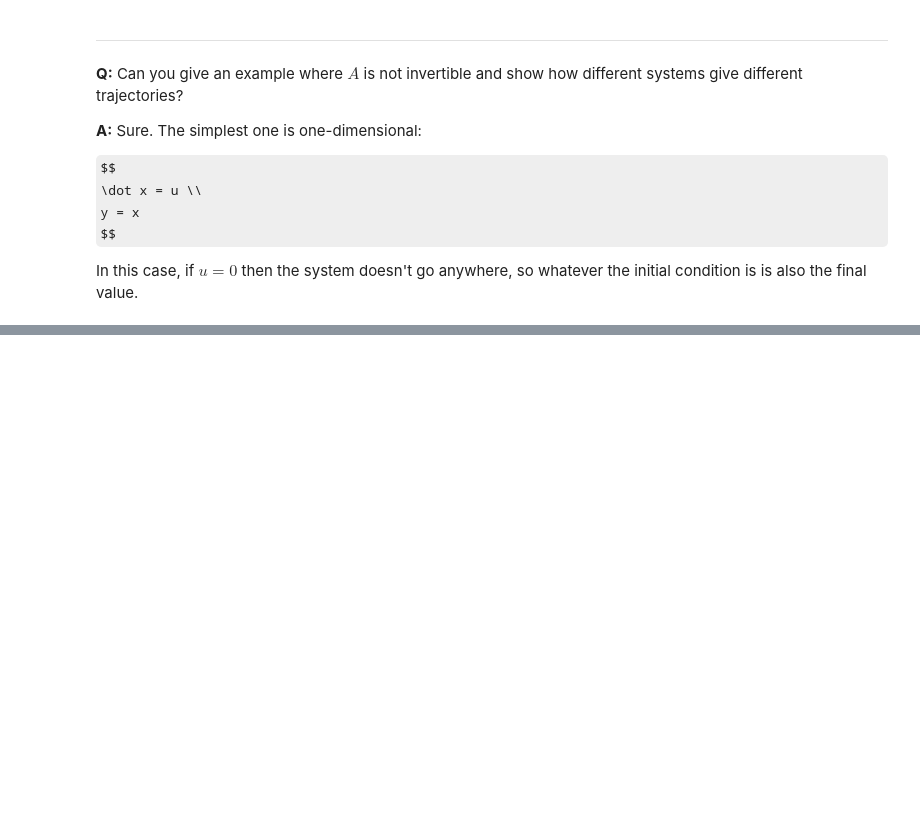
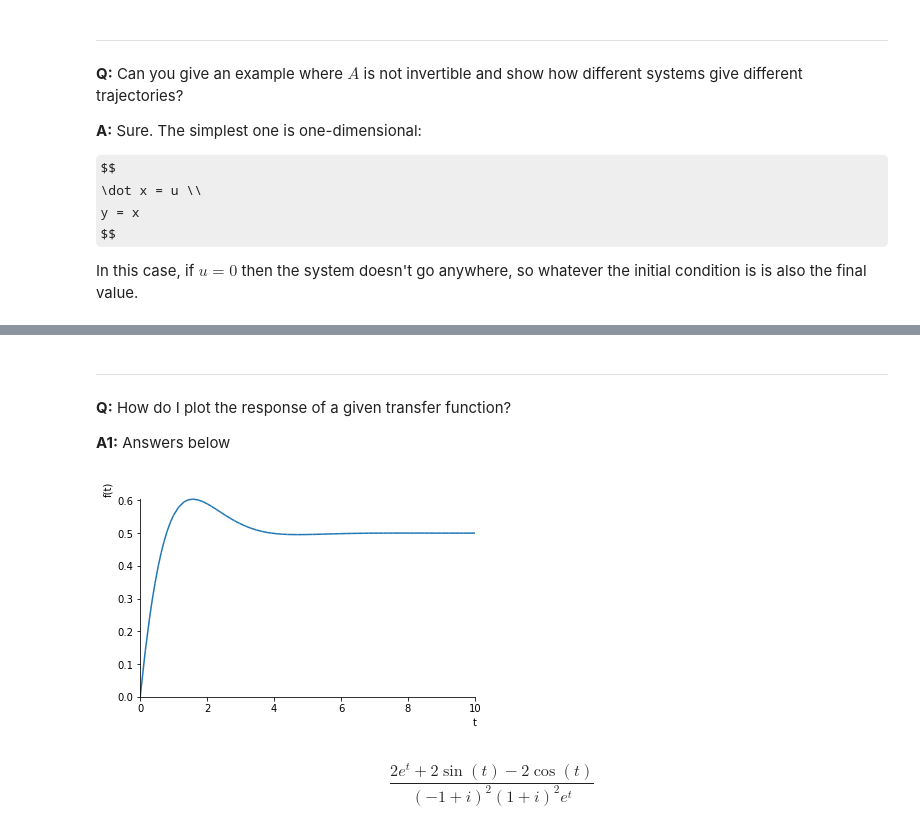
Before and after one commit to klavins/ECE447, a Jupyter notebook: lectures/FAQ.ipynb, the cells around one changed output, grey strips where cells are left out. Drawn from its saved outputs; the diff is of its cells as text; code cells hidden in the pictures; some formulas as TeX source; blank space fills up the shorter version.

```diff
--- a/lectures/FAQ.ipynb
+++ b/lectures/FAQ.ipynb
@@ -257,0 +435,22 @@ In this case, if $u=0$ then the system doesn't go anywhere, so whatever the init
+# %% [markdown]
+---
+**Q:** How do I plot the response of a given transfer function?
+
+**A1:** Answers below
+# %%
+# Method 1: Use the inverse Laplace transform and sympy's plotting function.
+
+var("s")
+var("z", real=True)
+var("t", real=True, positive=True)
+
+T = (s+1)/(s**2+2*s+2)
+R = 1/s
+Y = T*R
+
+y = inverse_laplace_transform(Y.subs(z,2),s,t)
+plotting.plot(y,(t,0,10));
+y
+# %% [output]
+[figure, added]
+$$\frac{2 e^{t} + 2 \sin{\left (t \right )} - 2 \cos{\left (t \right )}}{\left(-1 + i\right)^{2} \left(1 + i\right)^{2} e^{t}}$$
```
Also changed, not shown: parts of 20 cells of this notebook.
